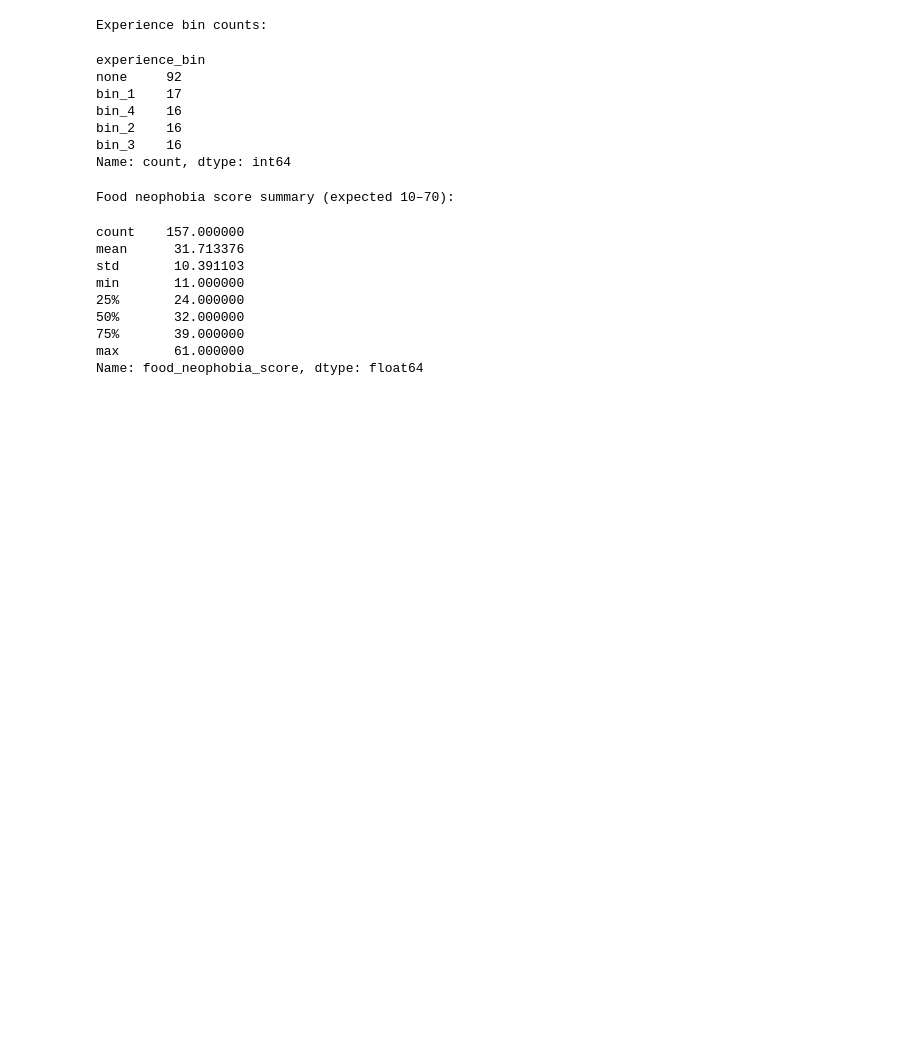
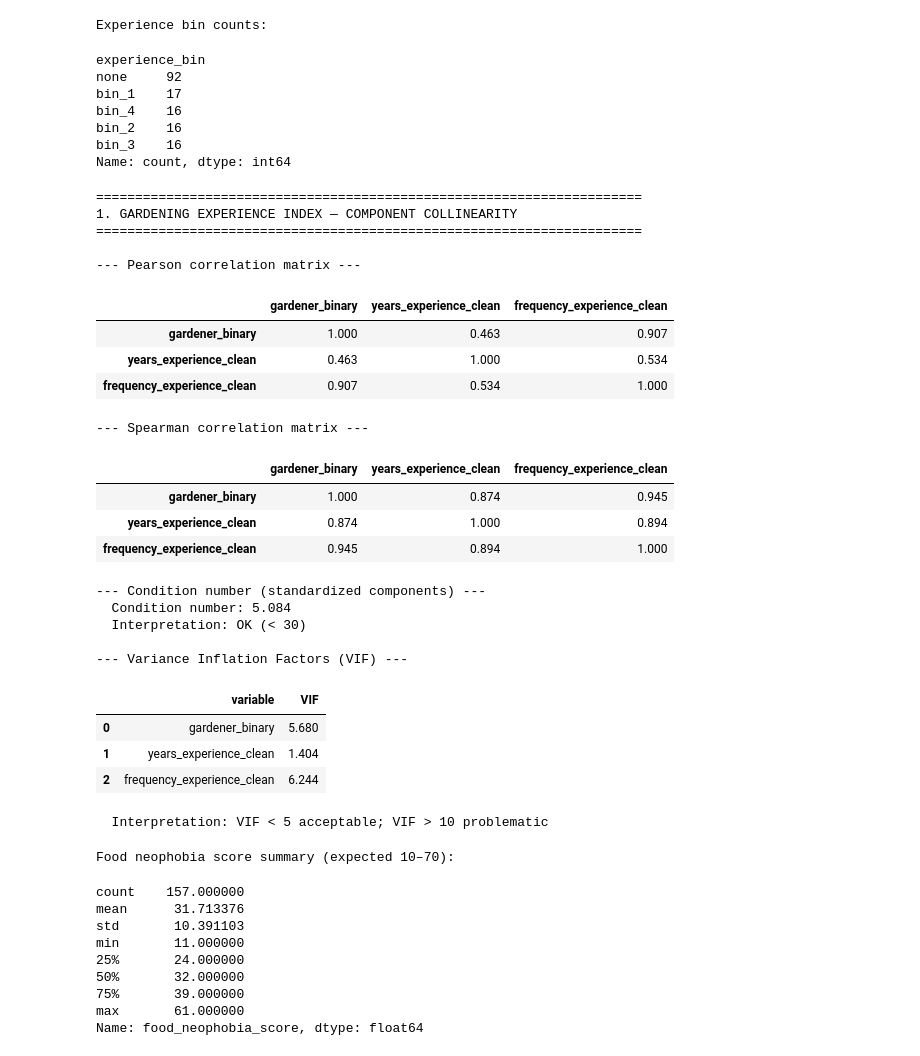
Before and after one commit to michelle-jacob/neophilic-gardener, a Jupyter notebook: notebooks/03-new_analysis_2.ipynb, the cells around one changed output. Drawn from its saved outputs; the diff is of its cells as text; code cells hidden in the pictures; blank space fills up the shorter version.

```diff
--- a/notebooks/03-new_analysis_2.ipynb
+++ b/notebooks/03-new_analysis_2.ipynb
@@ -314,6 +314,76 @@ bin_4    16
 bin_2    16
 bin_3    16
 Name: count, dtype: int64
+# %%
+from scipy.stats import bartlett
+from scipy.linalg import svd
+
+# ─────────────────────────────────────────────────────────────────────────────
+# 1. GARDENING EXPERIENCE INDEX COMPONENTS
+#    Variables: gardener_binary, years_experience_clean, frequency_experience_clean
+# ─────────────────────────────────────────────────────────────────────────────
+
+exp_cols = ["gardener_binary", "years_experience_clean", "frequency_experience_clean"]
+df_exp = df[exp_cols].copy()
+
+print("=" * 70)
+print("1. GARDENING EXPERIENCE INDEX — COMPONENT COLLINEARITY")
+print("=" * 70)
+
+# 1a. Pearson correlations
+print("\n--- Pearson correlation matrix ---")
+display(df_exp.corr(method="pearson").round(3))
+
+# 1b. Spearman correlations (more appropriate given skew and binary variable)
+print("\n--- Spearman correlation matrix ---")
+display(df_exp.corr(method="spearman").round(3))
+
+# 1c. Condition number of the raw component matrix (standardized)
+Z_exp = (df_exp - df_exp.mean()) / df_exp.std(ddof=0)
+Z_exp_complete = Z_exp.dropna()
+_, S_exp, _ = svd(Z_exp_complete.to_numpy(), full_matrices=False)
+cond_exp = S_exp.max() / S_exp.min()
+print(f"\n--- Condition number (standardized components) ---")
+print(f"  Condition number: {cond_exp:.3f}")
+print(f"  Interpretation: {'OK (< 30)' if cond_exp < 30 else 'PROBLEMATIC (>= 30)'}")
+
+# 1d. Variance Inflation Factor (VIF) for each component
+#     VIF_j = 1 / (1 - R²_j), where R²_j is from regressing variable j on all others
+print("\n--- Variance Inflation Factors (VIF) ---")
+from statsmodels.stats.outliers_influence import variance_inflation_factor
+
+Z_exp_arr = Z_exp_complete.to_numpy()
+vif_data = pd.DataFrame({
+    "variable": exp_cols,
+    "VIF": [variance_inflation_factor(Z_exp_arr, i) for i in range(Z_exp_arr.shape[1])]
+})
+display(vif_data.round(3))
+print("  Interpretation: VIF < 5 acceptable; VIF > 10 problematic")
+# %% [output]
+======================================================================
+1. GARDENING EXPERIENCE INDEX — COMPONENT COLLINEARITY
+======================================================================
+
+--- Pearson correlation matrix ---
+|  | gardener_binary | years_experience_clean | frequency_experience_clean |
+| gardener_binary | 1.000 | 0.463 | 0.907 |
+| years_experience_clean | 0.463 | 1.000 | 0.534 |
+| frequency_experience_clean | 0.907 | 0.534 | 1.000 |
+--- Spearman correlation matrix ---
+|  | gardener_binary | years_experience_clean | frequency_experience_clean |
+| gardener_binary | 1.000 | 0.874 | 0.945 |
+| years_experience_clean | 0.874 | 1.000 | 0.894 |
+| frequency_experience_clean | 0.945 | 0.894 | 1.000 |
+--- Condition number (standardized components) ---
+  Condition number: 5.084
+  Interpretation: OK (< 30)
+
+--- Variance Inflation Factors (VIF) ---
+|  | variable | VIF |
+| 0 | gardener_binary | 5.680 |
+| 1 | years_experience_clean | 1.404 |
+| 2 | frequency_experience_clean | 6.244 |
+  Interpretation: VIF < 5 acceptable; VIF > 10 problematic
 # %%
 # --- X: Food neophobia score (10–70) (same logic as Analysis 1) ---
 neophilic_items = ["g06q39", "g06q42", "g06q44", "g06q47", "g06q48"]
```
Also changed, not shown: parts of 3 cells of this notebook, 6 other files.
